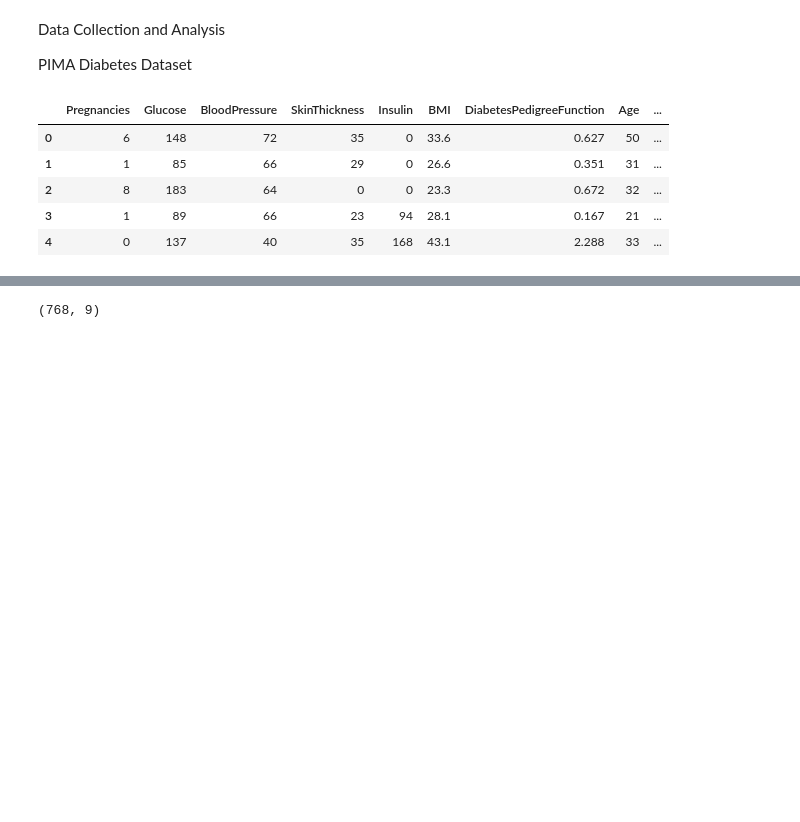
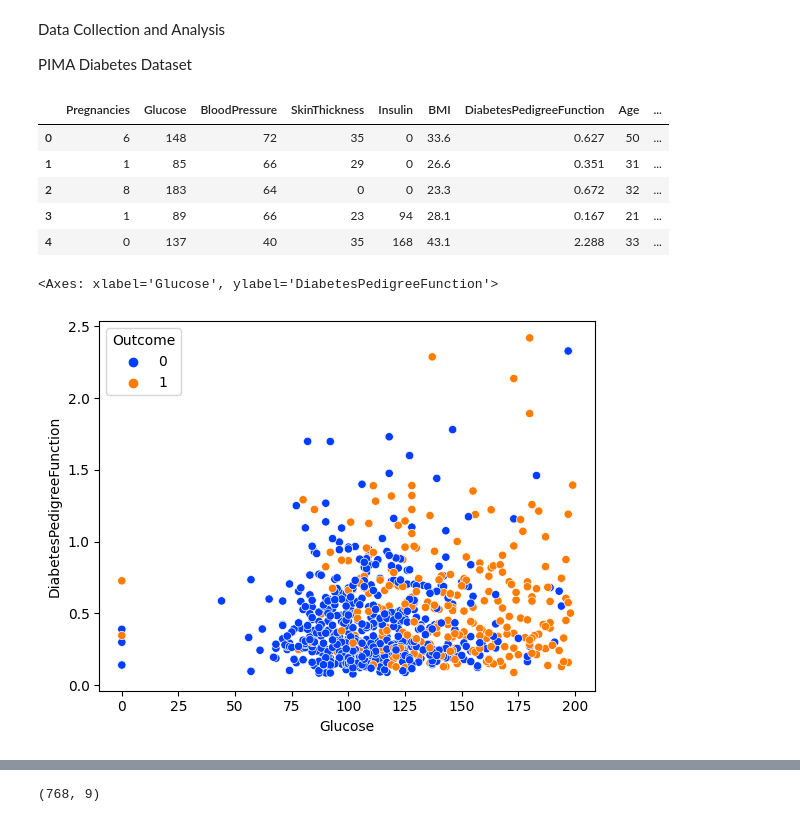
Before and after one commit to Gauranga2022/Machine-Learning-Projects, a Jupyter notebook: Diabetic_prediction_using_support_vector_machine.ipynb, the cells around one changed output, grey strips where cells are left out. Saved outputs shown, nothing was run; the diff lists cells and outputs as text; code cells hidden in the pictures; blank space fills up the shorter version.

```diff
--- a/Diabetic_prediction_using_support_vector_machine.ipynb
+++ b/Diabetic_prediction_using_support_vector_machine.ipynb
@@ -15,7 +16,8 @@ Data Collection and Analysis
 PIMA Diabetes Dataset
 # %%
 #loading the diabetes dataset to a pandas DataFrame
-diabetes_dataset = pd.read_csv('/content/diabetes.csv')
+diabetes_dataset = pd.read_csv('/diabetes.csv')
+
 # pd.read_csv to see/understand what a particular function does.
 # %%
 #printing the first 5 rows of a dataset
@@ -27,3 +29,8 @@ diabetes_dataset.head()
 | 2 | 8 | 183 | 64 | 0 | 0 | 23.3 | 0.672 | 32 | ... |
 | 3 | 1 | 89 | 66 | 23 | 94 | 28.1 | 0.167 | 21 | ... |
 | 4 | 0 | 137 | 40 | 35 | 168 | 43.1 | 2.288 | 33 | ... |
+# %%
+sns.scatterplot(x="Glucose",y="DiabetesPedigreeFunction", data = diabetes_dataset, hue="Outcome", palette = "bright")
+# %% [output]
+<Axes: xlabel='Glucose', ylabel='DiabetesPedigreeFunction'>
+[figure, added]
```
Also changed, not shown: parts of 6 cells of this notebook.
